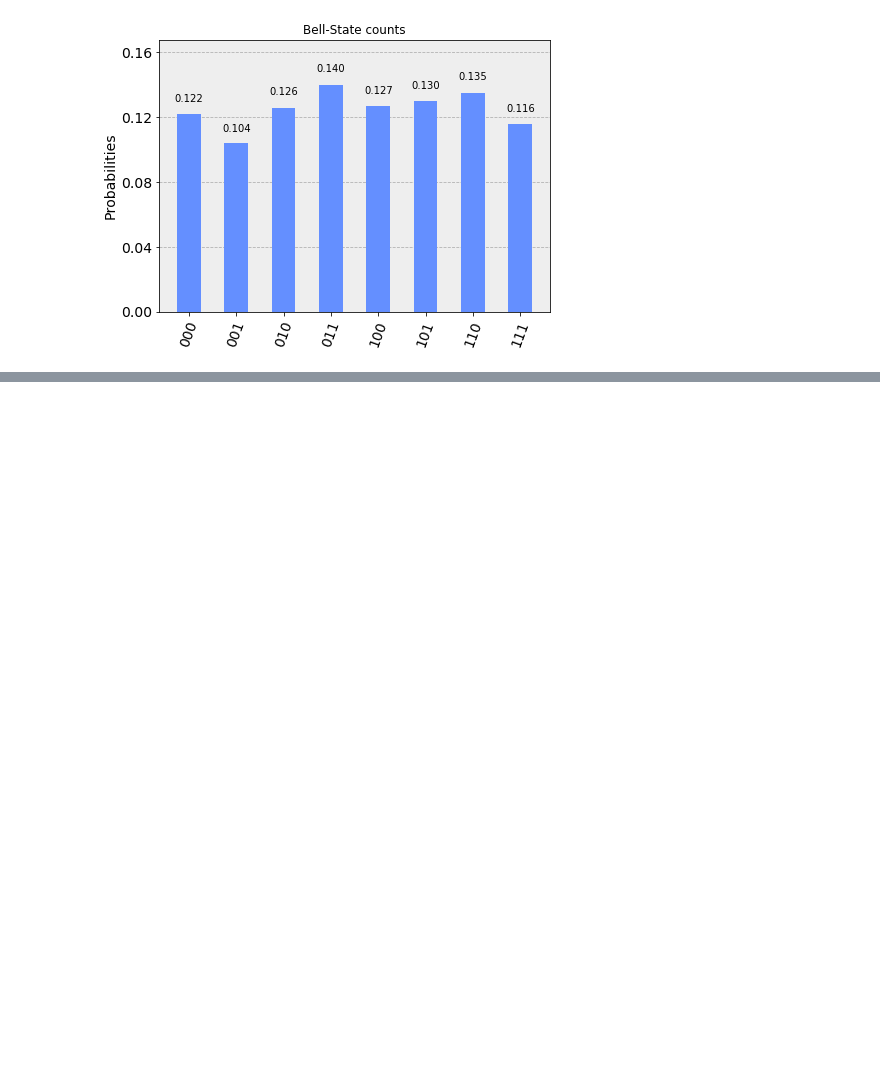
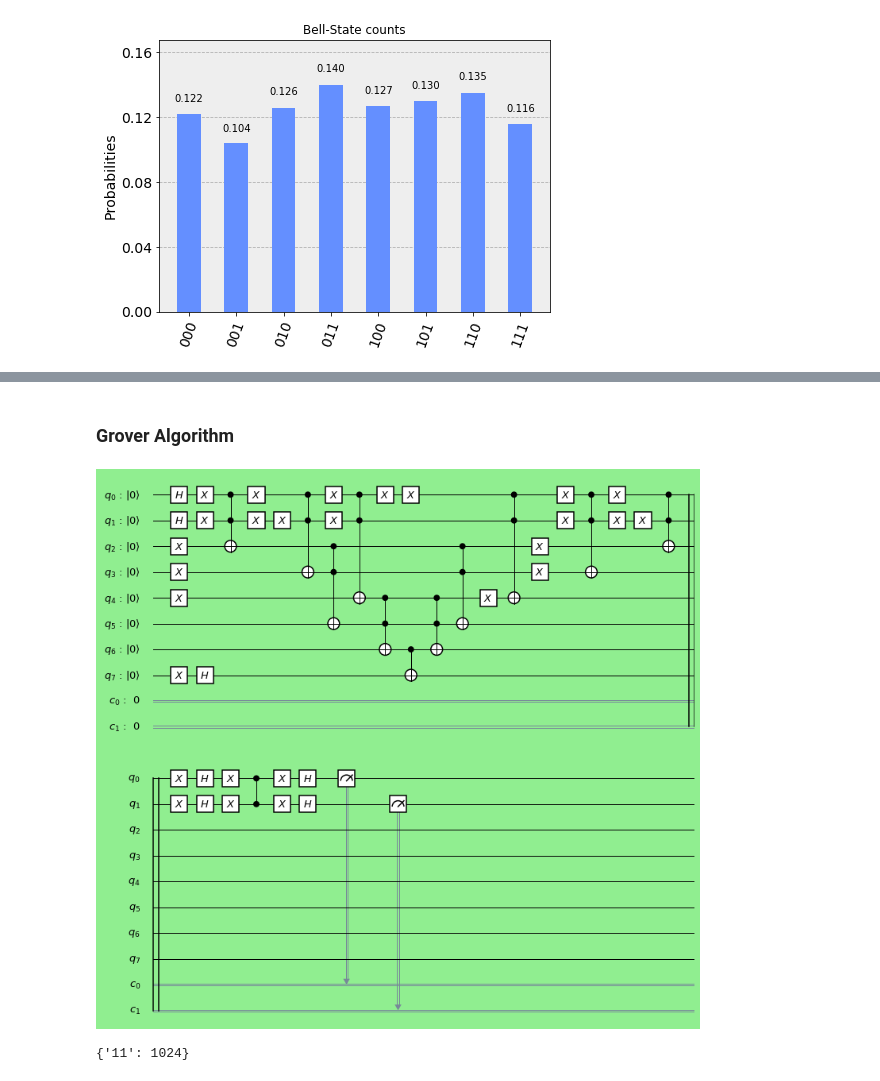
Before and after one commit to guillemhu/Q-circuits, a Jupyter notebook: Fundamentals of Quantum Circuits.ipynb, the cells around one changed output, grey strips where cells are left out. Drawn from its saved outputs; the diff is of its cells as text; code cells hidden in the pictures; blank space fills up the shorter version.

```diff
--- a/Fundamentals of Quantum Circuits.ipynb
+++ b/Fundamentals of Quantum Circuits.ipynb
@@ -97,0 +139,76 @@ plot_histogram(counts, title='Bell-State counts')
+# %% [markdown]
+### Grover Algorithm
+# %%
+from qiskit import QuantumRegister, ClassicalRegister
+from qiskit import QuantumCircuit, execute, Aer
+import numpy as np
+
+qc = QuantumCircuit()
+
+q = QuantumRegister(8, 'q')
+c = ClassicalRegister(2, 'c')
+
+qc.add_register(q)
+qc.add_register(c)
+
+qc.h(q[0])
+qc.h(q[1])
+qc.x(q[7])
+qc.h(q[7])
+qc.x(q[0])
+qc.x(q[1])
+qc.x(q[2])
+qc.ccx(q[0], q[1], q[2])
+qc.x(q[0])
+qc.x(q[1])
+qc.x(q[1])
+qc.x(q[3])
+qc.ccx(q[0], q[1], q[3])
+qc.x(q[1])
+qc.x(q[0])
+qc.x(q[4])
+qc.ccx(q[1], q[0], q[4])
+qc.x(q[0])
+qc.ccx(q[3], q[2], q[5])
+qc.ccx(q[5], q[4], q[6])
+qc.cx(q[6], q[7])
+qc.ccx(q[4], q[5], q[6])
+qc.ccx(q[2], q[3], q[5])
+qc.x(q[0])
+qc.x(q[4])
+qc.ccx(q[0], q[1], q[4])
+qc.x(q[0])
+qc.x(q[1])
+qc.x(q[3])
+qc.ccx(q[0], q[1], q[3])
+qc.x(q[1])
+qc.x(q[0])
+qc.x(q[1])
+qc.x(q[2])
+qc.ccx(q[0], q[1], q[2])
+qc.x(q[0])
+qc.x(q[1])
+qc.h(q[0])
+qc.h(q[1])
+qc.x(q[0])
+qc.x(q[1])
+qc.cz(q[0], q[1])
+qc.x(q[0])
+qc.x(q[1])
+qc.h(q[0])
+qc.h(q[1])
+qc.measure(q[0], c[0])
+qc.measure(q[1], c[1])
+
+# Change the background color in mpl
+style = {'backgroundcolor': 'lightgreen'}
+qc.draw(output='mpl', style = style,scale =0.5)
+# %% [output]
+[figure, added]
+# %%
+backend = Aer.get_backend('qasm_simulator')
+job = execute(qc, backend=backend)
+job_result = job.result()
+print(job_result.get_counts(qc))
+# %% [output]
+{'11': 1024}
```
Also changed, not shown: parts of 4 cells of this notebook.
